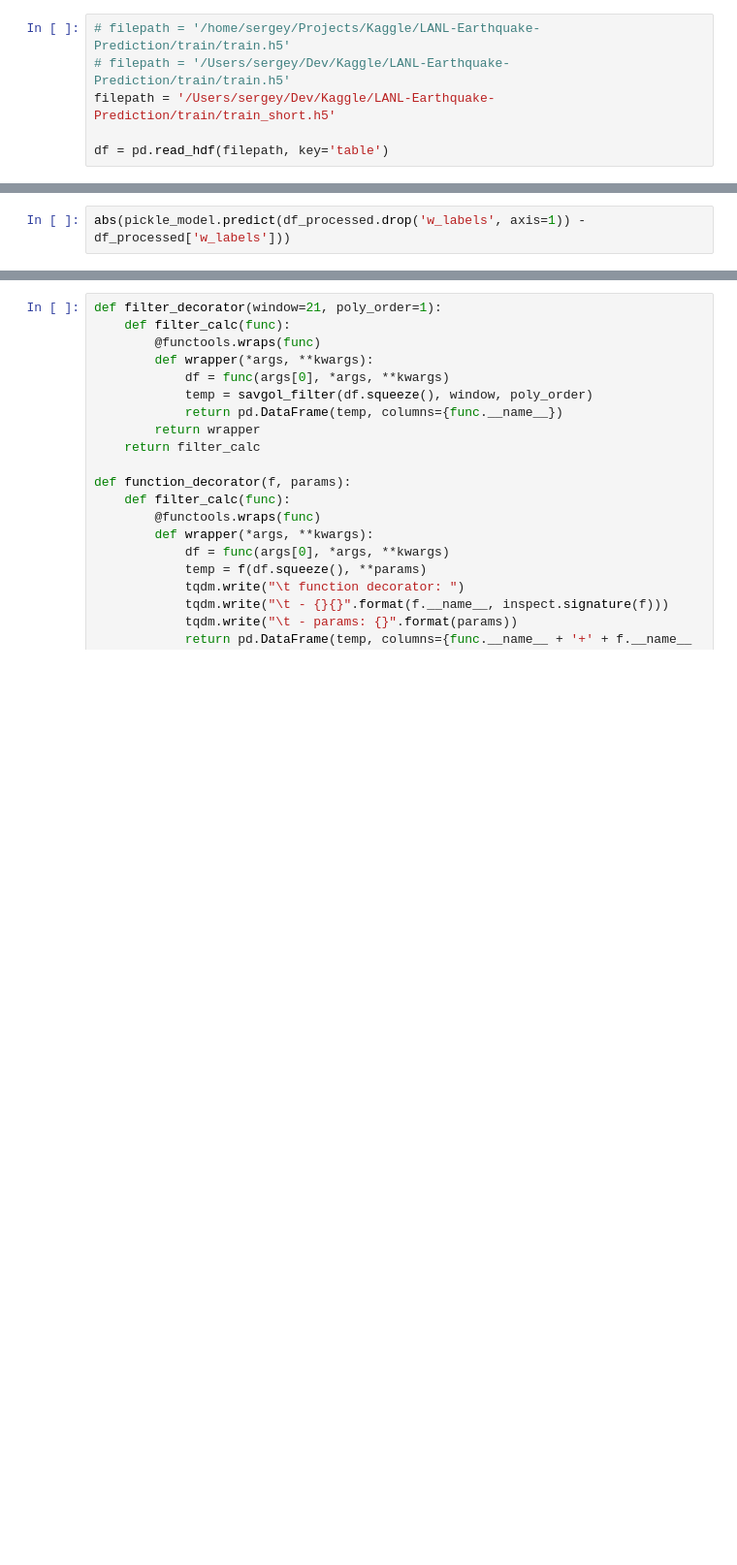
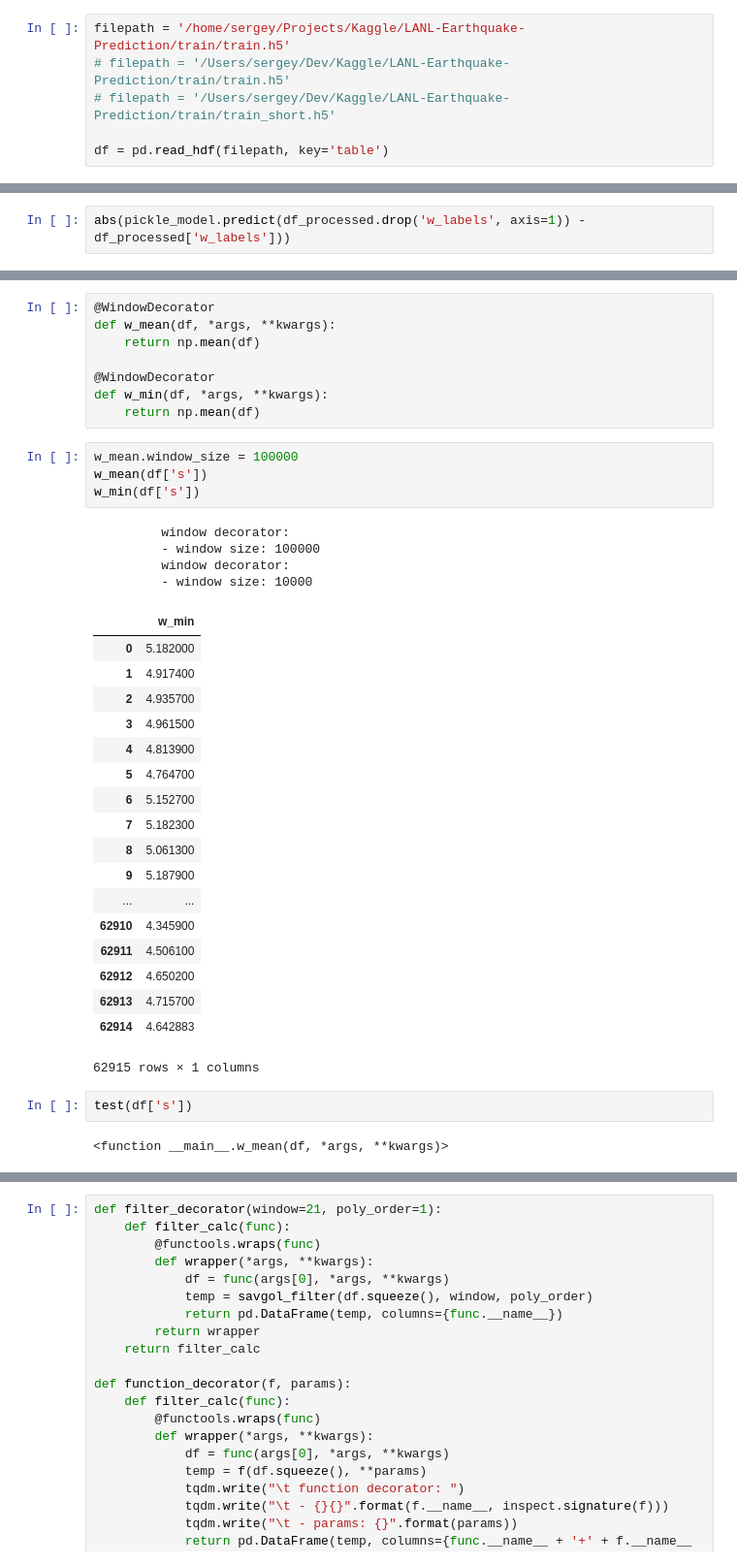
Before and after one commit to SIakovlev/LANL-Earthquake, a Jupyter notebook: Drafts.ipynb, the cells around one changed output, grey strips where cells are left out. Shown at 97% size. Cells and saved outputs as stored; diff of their text form; blank space fills up the shorter version.

Commit message:
SI: remove old data processing, add class wrapper for window decorator

```diff
--- a/Drafts.ipynb
+++ b/Drafts.ipynb
@@ -27,9 +28,9 @@ filepath = '/home/sergey/Projects/Kaggle/LANL-Earthquake-Prediction/train/train.
 
 df.to_hdf(filepath, key='table')
 # %%
-# filepath = '/home/sergey/Projects/Kaggle/LANL-Earthquake-Prediction/train/train.h5'
+filepath = '/home/sergey/Projects/Kaggle/LANL-Earthquake-Prediction/train/train.h5'
 # filepath = '/Users/sergey/Dev/Kaggle/LANL-Earthquake-Prediction/train/train.h5'
-filepath = '/Users/sergey/Dev/Kaggle/LANL-Earthquake-Prediction/train/train_short.h5'
+# filepath = '/Users/sergey/Dev/Kaggle/LANL-Earthquake-Prediction/train/train_short.h5'
 
 df = pd.read_hdf(filepath, key='table')
 # %%
@@ -111,0 +114,39 @@ hello()
+# %%
+@WindowDecorator
+def w_mean(df, *args, **kwargs):
+    return np.mean(df)
+
+@WindowDecorator
+def w_min(df, *args, **kwargs):
+    return np.mean(df)
+# %%
+w_mean.window_size = 100000
+w_mean(df['s'])
+w_min(df['s'])
+# %% [output]
+         window decorator:
+         - window size: 100000
+         window decorator:
+         - window size: 10000
+|  | w_min |
+| 0 | 5.182000 |
+| 1 | 4.917400 |
+| 2 | 4.935700 |
+| 3 | 4.961500 |
+| 4 | 4.813900 |
+| 5 | 4.764700 |
+| 6 | 5.152700 |
+| 7 | 5.182300 |
+| 8 | 5.061300 |
+| 9 | 5.187900 |
+| ... | ... |
+| 62910 | 4.345900 |
+| 62911 | 4.506100 |
+| 62912 | 4.650200 |
+| 62913 | 4.715700 |
+| 62914 | 4.642883 |
+62915 rows × 1 columns
+# %%
+test(df['s'])
+# %% [output]
+<function __main__.w_mean(df, *args, **kwargs)>
```
Also changed, not shown: parts of 6 cells of this notebook, 4 other files.
